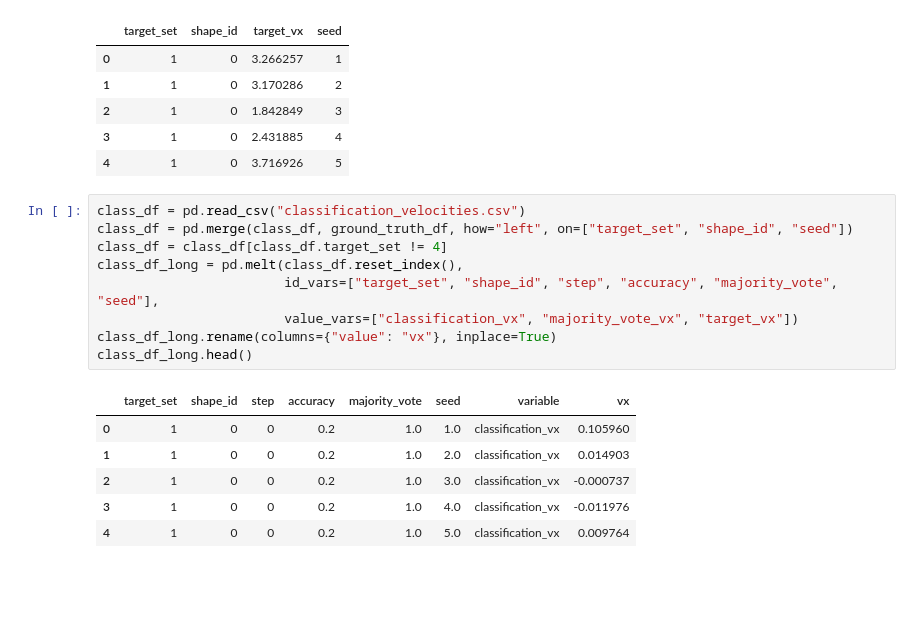
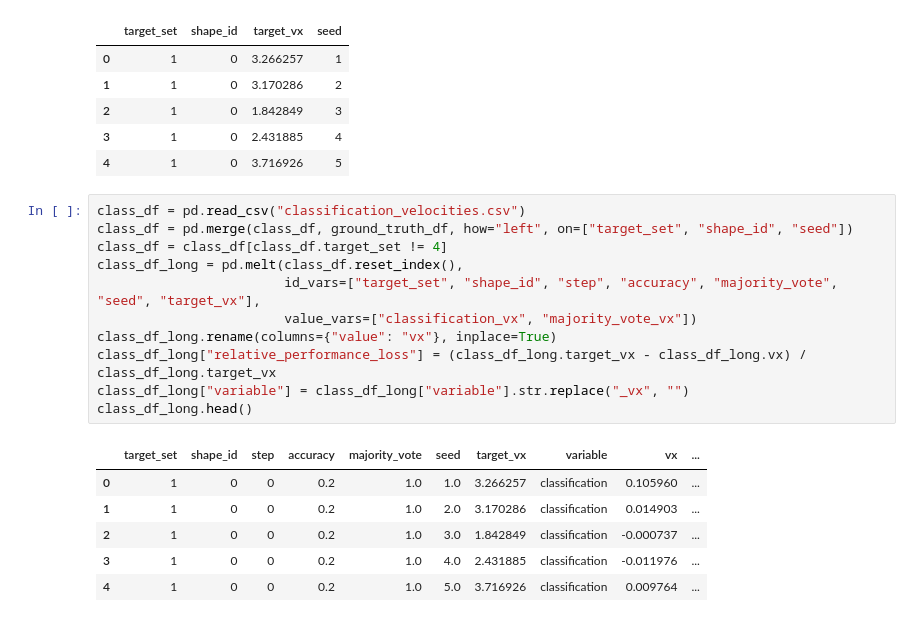
Before and after one commit to giorgia-nadizar/nca-vsr-classification, a Jupyter notebook: vsrs/performance_analysis.ipynb, the cells around one changed output. Cells and saved outputs as stored; diff of their text form; blank space fills up the shorter version.

```diff
--- a/vsrs/performance_analysis.ipynb
+++ b/vsrs/performance_analysis.ipynb
@@ -76,19 +82,21 @@ ground_truth_df.head()
 # %%
 class_df = pd.read_csv("classification_velocities.csv")
 class_df = pd.merge(class_df, ground_truth_df, how="left", on=["target_set", "shape_id", "seed"])
 class_df = class_df[class_df.target_set != 4]
 class_df_long = pd.melt(class_df.reset_index(),
-                        id_vars=["target_set", "shape_id", "step", "accuracy", "majority_vote", "seed"],
-                        value_vars=["classification_vx", "majority_vote_vx", "target_vx"])
+                        id_vars=["target_set", "shape_id", "step", "accuracy", "majority_vote", "seed", "target_vx"],
+                        value_vars=["classification_vx", "majority_vote_vx"])
 class_df_long.rename(columns={"value": "vx"}, inplace=True)
+class_df_long["relative_performance_loss"] = (class_df_long.target_vx - class_df_long.vx) / class_df_long.target_vx
+class_df_long["variable"] = class_df_long["variable"].str.replace("_vx", "")
 class_df_long.head()
 # %% [output]
-|  | target_set | shape_id | step | accuracy | majority_vote | seed | variable | vx |
-| 0 | 1 | 0 | 0 | 0.2 | 1.0 | 1.0 | classification_vx | 0.105960 |
-| 1 | 1 | 0 | 0 | 0.2 | 1.0 | 2.0 | classification_vx | 0.014903 |
-| 2 | 1 | 0 | 0 | 0.2 | 1.0 | 3.0 | classification_vx | -0.000737 |
-| 3 | 1 | 0 | 0 | 0.2 | 1.0 | 4.0 | classification_vx | -0.011976 |
-| 4 | 1 | 0 | 0 | 0.2 | 1.0 | 5.0 | classification_vx | 0.009764 |
+|  | target_set | shape_id | step | accuracy | majority_vote | seed | target_vx | variable | vx | ... |
+| 0 | 1 | 0 | 0 | 0.2 | 1.0 | 1.0 | 3.266257 | classification | 0.105960 | ... |
+| 1 | 1 | 0 | 0 | 0.2 | 1.0 | 2.0 | 3.170286 | classification | 0.014903 | ... |
+| 2 | 1 | 0 | 0 | 0.2 | 1.0 | 3.0 | 1.842849 | classification | -0.000737 | ... |
+| 3 | 1 | 0 | 0 | 0.2 | 1.0 | 4.0 | 2.431885 | classification | -0.011976 | ... |
+| 4 | 1 | 0 | 0 | 0.2 | 1.0 | 5.0 | 3.716926 | classification | 0.009764 | ... |
 # %%
 g = sns.FacetGrid(class_df_long, row="target_set", col="variable", hue="shape_id")
 g.map_dataframe(sns.lineplot, x="step", y="vx")
```
Also changed, not shown: parts of 7 cells of this notebook.
